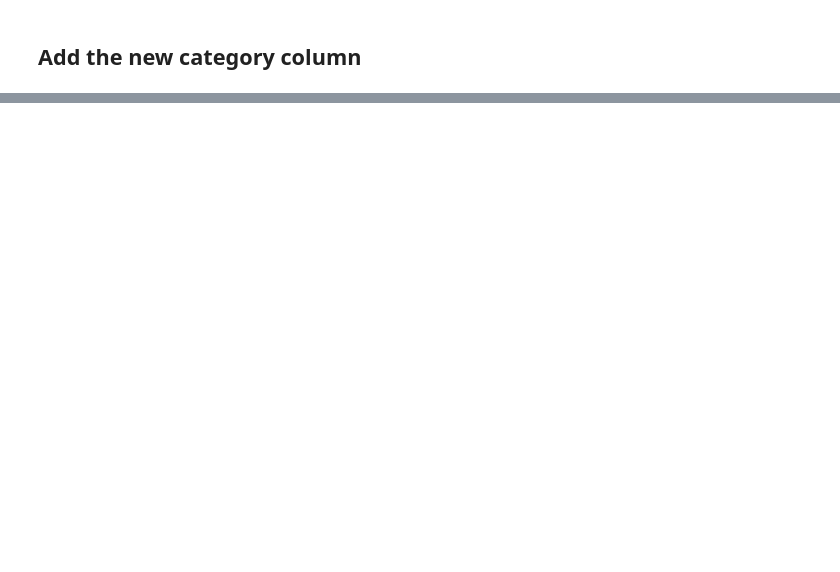
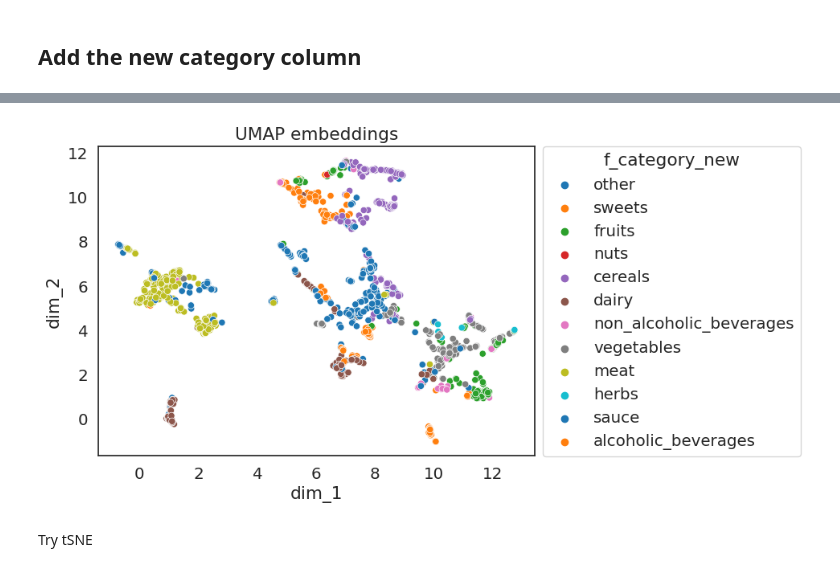
Before and after one commit to fsb-edu/ML4Food, a Jupyter notebook: auxilary_notebooks/Unsupervised_trial.ipynb, the cells around one changed output, grey strips where cells are left out. Saved outputs shown, nothing was run; the diff lists cells and outputs as text; code cells hidden in the pictures; blank space fills up the shorter version.

```diff
--- a/auxilary_notebooks/Unsupervised_trial.ipynb
+++ b/auxilary_notebooks/Unsupervised_trial.ipynb
@@ -117,0 +222,15 @@ TypeError: can only concatenate str (not "int") to str
+# %%
+umap = UMAP(n_components=2, n_neighbors=20, random_state=0)
+umap_components = pd.DataFrame(
+    data=umap.fit_transform(new_df_scaled.iloc[:, 1:]),
+    columns=['dim_1', 'dim_2']
+)
+# %%
+data_after_umap = pd.concat([umap_components, new_df_scaled.iloc[:, 0]], axis=1)
+#data_after_umap
+# %%
+visualize_data(data_after_umap, 'UMAP embeddings')
+# %% [output]
+[figure, added]
+# %% [markdown]
+Try tSNE
```
Also changed, not shown: parts of 25 cells of this notebook, 2 other files.
